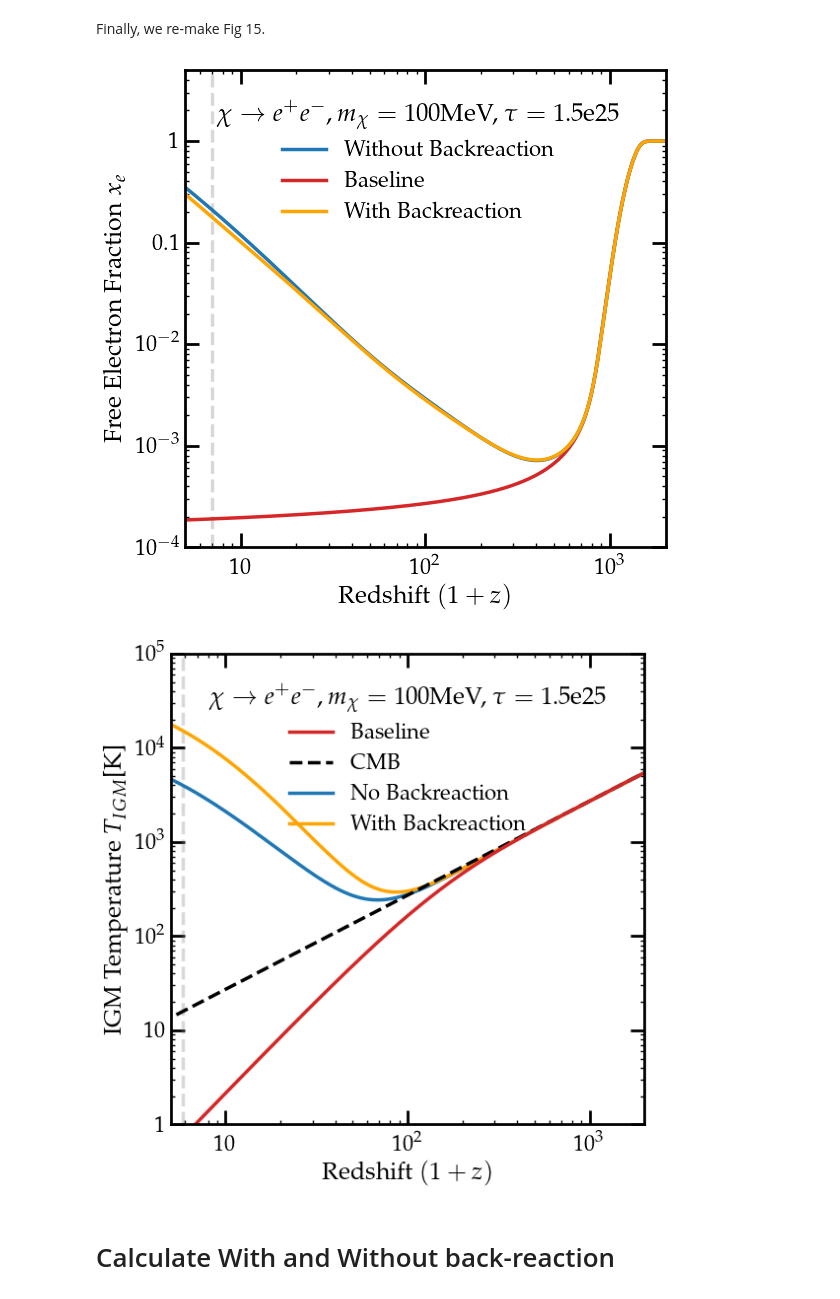
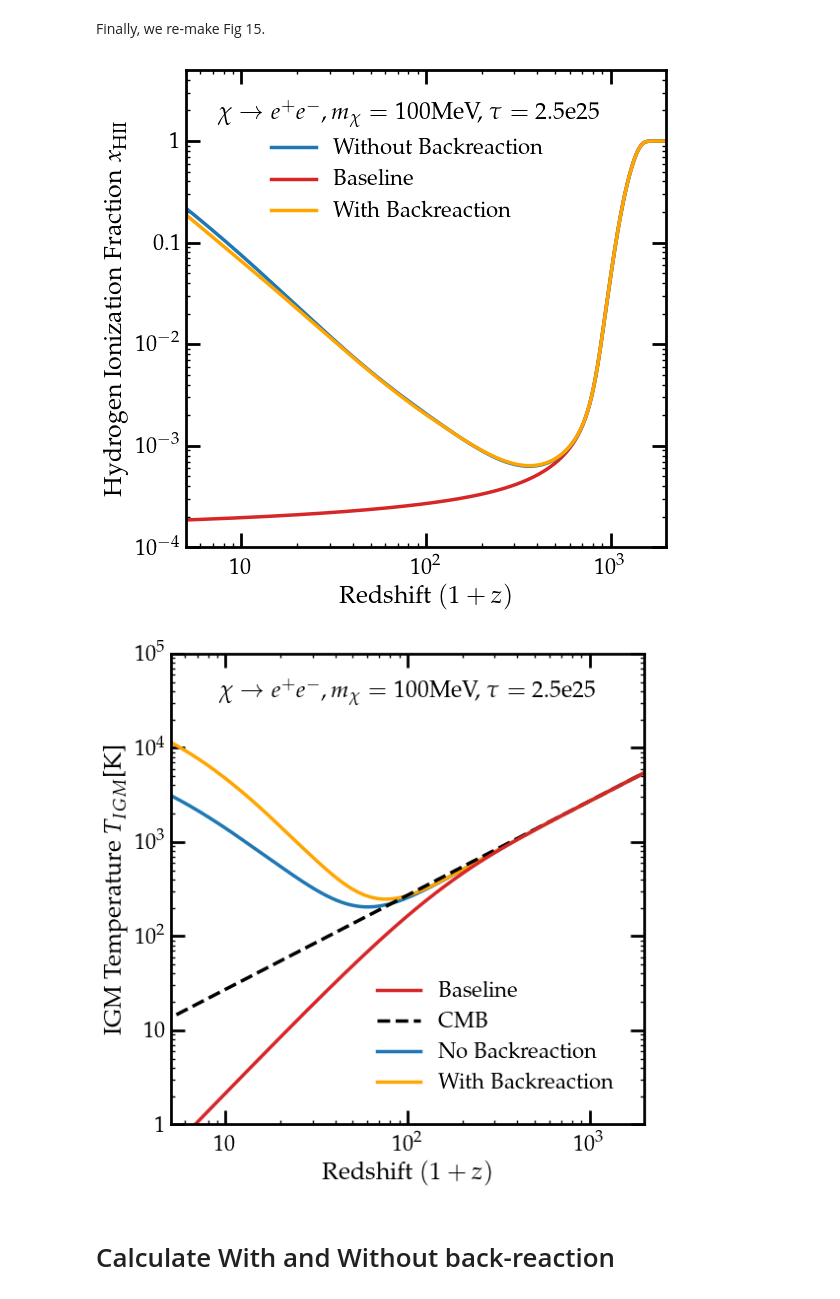
Before and after one commit to hongwanliu/DarkHistory, a Jupyter notebook: examples/Example14_backReaction.ipynb, the cells around one changed output. Drawn from its saved outputs; the diff is of its cells as text; code cells hidden in the pictures.

```diff
--- a/examples/Example14_backReaction.ipynb
+++ b/examples/Example14_backReaction.ipynb
@@ -71,12 +67,15 @@ xsec_bound_elec_CMB(100e6,'decay')
 # %% [markdown]
 To get a feel for the calculation and check $\texttt{DarkHistory}$ we will try to reproduce Fig 15 of arXiv:1604.02457.  First we establish the baseline (red curve) without dark matter energy injection.  We do so by setting the dark matter lifetime to a very large number.
 # %%
+mDM = 100e6
+lifetime = xsec_bound_elec_CMB(mDM, 'decay')
+
 rs_vec = 3000*np.exp(-.004*np.arange(1595))
 
 baseline = get_history(
     rs_vec, baseline_f = True,
     inj_particle = 'elec', DM_process = 'decay',
-    mDM=100e6, lifetime = 1e30*1.5e25,
+    mDM=mDM, lifetime = 1e30*lifetime,
 )
 # %% [markdown]
 Now we calculate $T_m(z)$ assuming no back-reaction. To do so, we will use tabulated values for $f_c(z)$ and use them as inputs for [*tla.get_history*](https://darkhistory.readthedocs.io/en/master/_autosummary/darkhistory/history/tla/darkhistory.history.tla.get_history.html).
@@ -84,16 +83,16 @@ Now we calculate $T_m(z)$ assuming no back-reaction. To do so, we will use tabul
 no_br = get_history(
     rs_vec, baseline_f = True,
     inj_particle = 'elec', DM_process = 'decay',
-    mDM=100e6, lifetime = 1.5e25,
+    mDM=mDM, lifetime = lifetime,
 )
 # %% [markdown]
 Finally, we calculate $T_m(z)$ including back-reaction by using [*main.evolve*](https://darkhistory.readthedocs.io/en/master/_autosummary/main/main.evolve.html).  This will take a while the first time it is run because we must download the transfer functions.
 # %%
 br_data = main.evolve(
     primary='elec_delta',
-    DM_process='decay', mDM=100e6, lifetime=1.5e25,
+    DM_process='decay', mDM=mDM, lifetime=lifetime,
     start_rs = 3000, end_rs=5,
-    coarsen_factor=16, backreaction=True,
+    coarsen_factor=12, backreaction=True,
     struct_boost = None
 )
 
@@ -104,15 +102,17 @@ KeyboardInterrupt:
 # %% [markdown]
 Finally, we re-make Fig 15.
+# %%
+user='gregoryridgway'
 # %%
 plt.figure()
 ax = plt.gca()
 ax.loglog()
 
 plt.xlabel('Redshift $(1+z)$')
-plt.ylabel('Free Electron Fraction $x_e$')
+plt.ylabel('Hydrogen Ionization Fraction $x_\mathrm{HII}$')
 
 plt.axis([5, 2e3, 1e-4, 5])
-plt.axvline(7, color='gray', linestyle='--', alpha=0.3)
+#plt.axvline(7, color='gray', linestyle='--', alpha=0.3)
 
 # plt.plot(idl_redshift, data[-1][0][0][:,0], label='DH')
 plot_noBR, = plt.plot(rs_vec, baseline[:,1], label='Baseline', color='C3')
@@ -121,38 +121,43 @@ plot_std, = plt.plot(br_data['rs'], br_data['x'][:,0], label='With Backreaction'
 
 legend = plt.legend(handles=[plot_BR, plot_noBR, plot_std], loc=0,
 #            borderaxespad=0,
-           frameon=False, title='$\chi \\rightarrow e^+e^-, m_\chi = 100$MeV, $\\tau=1.5$e$25$')
-legend.get_title().set_fontsize('18')
+           frameon=False, title='$\chi \\rightarrow e^+e^-, m_\chi = 100$MeV, $\\tau=2.5$e$25$')
+legend.get_title().set_fontsize('17')
 
-# plt.savefig('/Users/'+user+'/Desktop/Example14_1604_comparison_xe.png')
+plt.savefig('/Users/'+user+'/Dropbox (MIT)/Photon Deposition/Draft/plots/Example14_1604_comparison_xe.pdf')
 # %% [output]
-[figure, old version]
+[figure, new version]
 # %%
 plt.figure()
 ax = plt.gca()
 ax.loglog()
 
 plt.xlabel('Redshift $(1+z)$')
 plt.ylabel('IGM Temperature $T_{IGM}$[K]')
 
 plt.axis([5, 2e3, 1, 1e5])
-plt.axvline(5.8, color='gray', linestyle='--', alpha=0.3)
+#plt.axvline(5.8, color='gray', linestyle='--', alpha=0.3)
 
 # plt.plot(idl_redshift, data[-1][0][0][:,0], label='DH')
 plot_noBR, = plt.plot(rs_vec, no_br[:,0]/phys.kB, label='No Backreaction', color='C0')
 plot_BR, = plt.plot(br_data['rs'], T_br, label='With Backreaction', color='orange')
 plot_CMB, = plt.plot(rs_vec, phys.TCMB(rs_vec)/phys.kB, label='CMB', color='k', linestyle='--')
 plot_std, = plt.plot(rs_vec, baseline[:,0]/phys.kB, label='Baseline', color='C3')
 
 # legend = plt.legend(handles=[plot_noBR, plot_BR, plot_std, plot_CMB], loc=9,
-legend = plt.legend(handles=[plot_std, plot_CMB, plot_noBR, plot_BR], loc=9,
+
+plt.text(0.1, 0.9, r'$\chi \rightarrow e^+e^-, m_\chi = 100$MeV, $\tau=2.5$e$25$', fontsize=17, transform=ax.transAxes)
+
+
+legend = plt.legend(handles=[plot_std, plot_CMB, plot_noBR, plot_BR], loc=4,
 #            borderaxespad=0,
-           frameon=False, title='$\chi \\rightarrow e^+e^-, m_\chi = 100$MeV, $\\tau=1.5$e$25$')
-legend.get_title().set_fontsize('18')
+           frameon=False)#, title='$\chi \\rightarrow e^+e^-, m_\chi = 100$MeV, $\\tau=2.5$e$25$')
+legend.get_title().set_fontsize('16')
 
+plt.savefig('/Users/'+user+'/Dropbox (MIT)/Photon Deposition/Draft/plots/Example14_1604_comparison_T.pdf')
 # plt.savefig('/Users/'+user+'/Desktop/Example14_1604_comparison_T.png')
 # %% [output]
-[figure, old version]
+[figure, new version]
 # %% [markdown]
 # Calculate With and Without back-reaction
 # %% [markdown]
```
Also changed, not shown: parts of 3 cells of this notebook, 2 other files.
